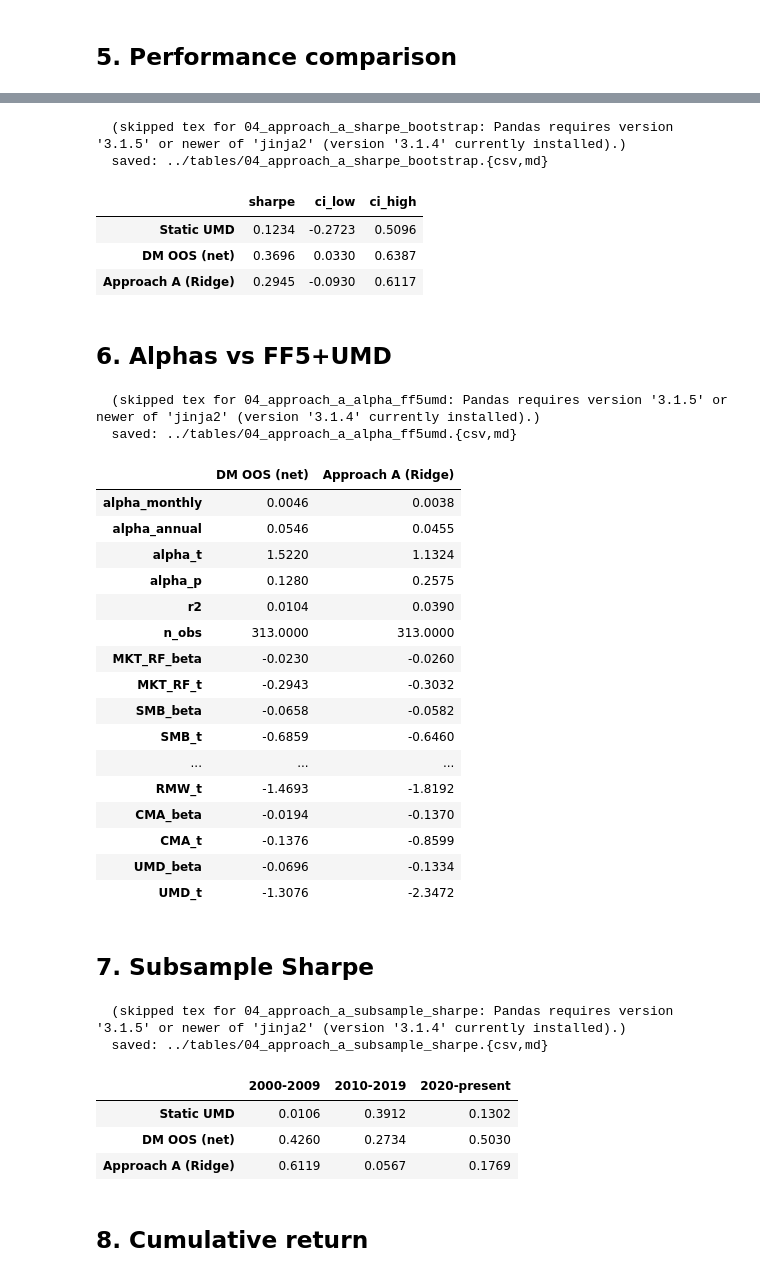
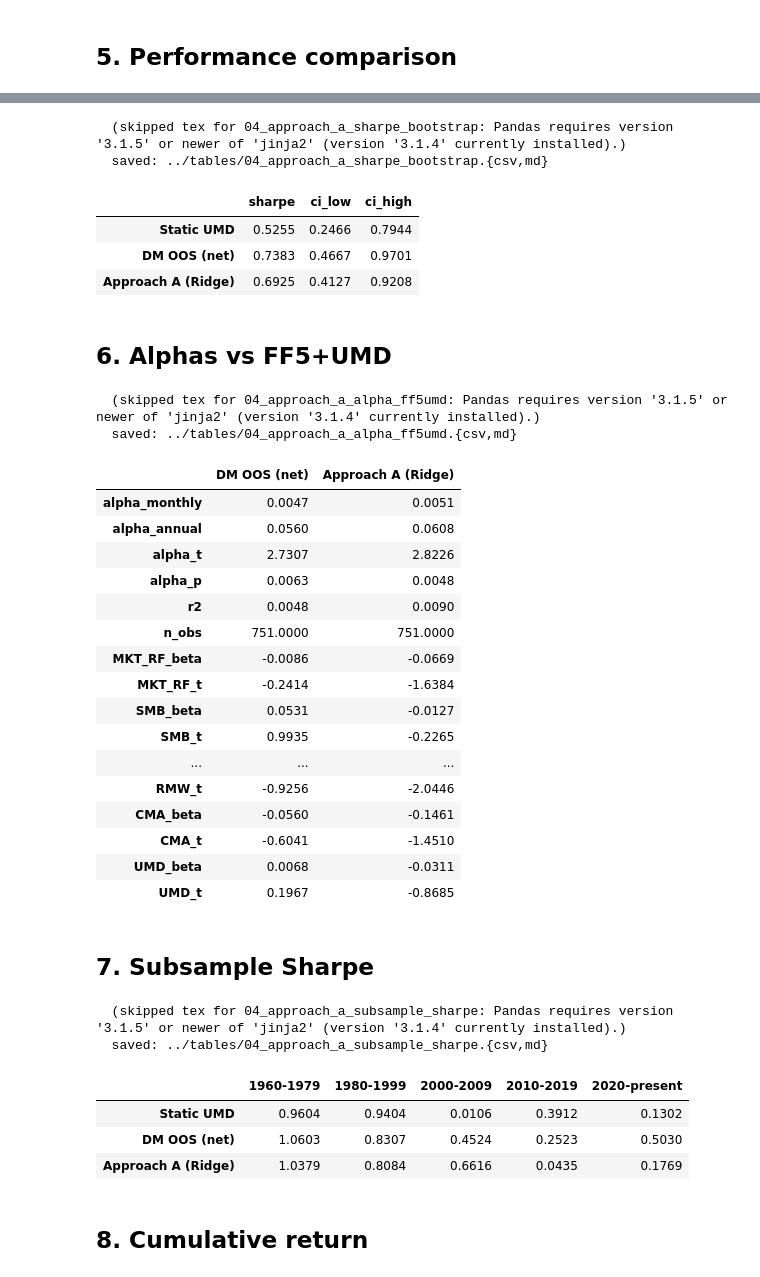
Before and after one commit to wyw2010/inertia-momentum-timing, a Jupyter notebook: notebooks/04_approach_a_ridge.ipynb, the cells around one changed output, grey strips where cells are left out. Drawn from its saved outputs; the diff is of its cells as text; code cells hidden in the pictures.

```diff
--- a/notebooks/04_approach_a_ridge.ipynb
+++ b/notebooks/04_approach_a_ridge.ipynb
@@ -38,7 +38,7 @@ apply_style()
 pd.set_option('display.float_format', lambda x: f'{x:,.4f}')
 
 FIG_DIR, TABLE_DIR = '../figures', '../tables'
-OOS_START = '2000-01-01'
+OOS_START = '1960-01-01'
 # %% [markdown]
 ## 1. Load feature panel
 
@@ -139,9 +139,9 @@ boot_df
   (skipped tex for 04_approach_a_sharpe_bootstrap: Pandas requires version '3.1.5' or newer of 'jinja2' (version '3.1.4' currently installed).)
   saved: ../tables/04_approach_a_sharpe_bootstrap.{csv,md}
 |  | sharpe | ci_low | ci_high |
-| Static UMD | 0.1234 | -0.2723 | 0.5096 |
-| DM OOS (net) | 0.3696 | 0.0330 | 0.6387 |
-| Approach A (Ridge) | 0.2945 | -0.0930 | 0.6117 |
+| Static UMD | 0.5255 | 0.2466 | 0.7944 |
+| DM OOS (net) | 0.7383 | 0.4667 | 0.9701 |
+| Approach A (Ridge) | 0.6925 | 0.4127 | 0.9208 |
 # %% [markdown]
 ## 6. Alphas vs FF5+UMD
 # %%
@@ -156,40 +156,42 @@ alpha_df.T
   (skipped tex for 04_approach_a_alpha_ff5umd: Pandas requires version '3.1.5' or newer of 'jinja2' (version '3.1.4' currently installed).)
   saved: ../tables/04_approach_a_alpha_ff5umd.{csv,md}
 |  | DM OOS (net) | Approach A (Ridge) |
-| alpha_monthly | 0.0046 | 0.0038 |
-| alpha_annual | 0.0546 | 0.0455 |
-| alpha_t | 1.5220 | 1.1324 |
-| alpha_p | 0.1280 | 0.2575 |
-| r2 | 0.0104 | 0.0390 |
-| n_obs | 313.0000 | 313.0000 |
-| MKT_RF_beta | -0.0230 | -0.0260 |
-| MKT_RF_t | -0.2943 | -0.3032 |
-| SMB_beta | -0.0658 | -0.0582 |
-| SMB_t | -0.6859 | -0.6460 |
+| alpha_monthly | 0.0047 | 0.0051 |
+| alpha_annual | 0.0560 | 0.0608 |
+| alpha_t | 2.7307 | 2.8226 |
+| alpha_p | 0.0063 | 0.0048 |
+| r2 | 0.0048 | 0.0090 |
+| n_obs | 751.0000 | 751.0000 |
+| MKT_RF_beta | -0.0086 | -0.0669 |
+| MKT_RF_t | -0.2414 | -1.6384 |
+| SMB_beta | 0.0531 | -0.0127 |
+| SMB_t | 0.9935 | -0.2265 |
 | ... | ... | ... |
-| RMW_t | -1.4693 | -1.8192 |
-| CMA_beta | -0.0194 | -0.1370 |
-| CMA_t | -0.1376 | -0.8599 |
-| UMD_beta | -0.0696 | -0.1334 |
-| UMD_t | -1.3076 | -2.3472 |
+| RMW_t | -0.9256 | -2.0446 |
+| CMA_beta | -0.0560 | -0.1461 |
+| CMA_t | -0.6041 | -1.4510 |
+| UMD_beta | 0.0068 | -0.0311 |
+| UMD_t | 0.1967 | -0.8685 |
 # %% [markdown]
 ## 7. Subsample Sharpe
 # %%
 splits = {
+    '1960-1979':    ('1960-01', '1979-12'),
+    '1980-1999':    ('1980-01', '1999-12'),
     '2000-2009':    ('2000-01', '2009-12'),
     '2010-2019':    ('2010-01', '2019-12'),
     '2020-present': ('2020-01', None),
 }
 sub = subsample_table(returns, splits)
 save_table(sub, '04_approach_a_subsample_sharpe', out_dir=TABLE_DIR)
 sub
 # %% [output]
   (skipped tex for 04_approach_a_subsample_sharpe: Pandas requires version '3.1.5' or newer of 'jinja2' (version '3.1.4' currently installed).)
   saved: ../tables/04_approach_a_subsample_sharpe.{csv,md}
-|  | 2000-2009 | 2010-2019 | 2020-present |
-| Static UMD | 0.0106 | 0.3912 | 0.1302 |
-| DM OOS (net) | 0.4260 | 0.2734 | 0.5030 |
-| Approach A (Ridge) | 0.6119 | 0.0567 | 0.1769 |
+|  | 1960-1979 | 1980-1999 | 2000-2009 | 2010-2019 | 2020-present |
+| Static UMD | 0.9604 | 0.9404 | 0.0106 | 0.3912 | 0.1302 |
+| DM OOS (net) | 1.0603 | 0.8307 | 0.4524 | 0.2523 | 0.5030 |
+| Approach A (Ridge) | 1.0379 | 0.8084 | 0.6616 | 0.0435 | 0.1769 |
 # %% [markdown]
 ## 8. Cumulative return
 # %%
```
Also changed, not shown: parts of 2 cells of this notebook, 45 other files.
